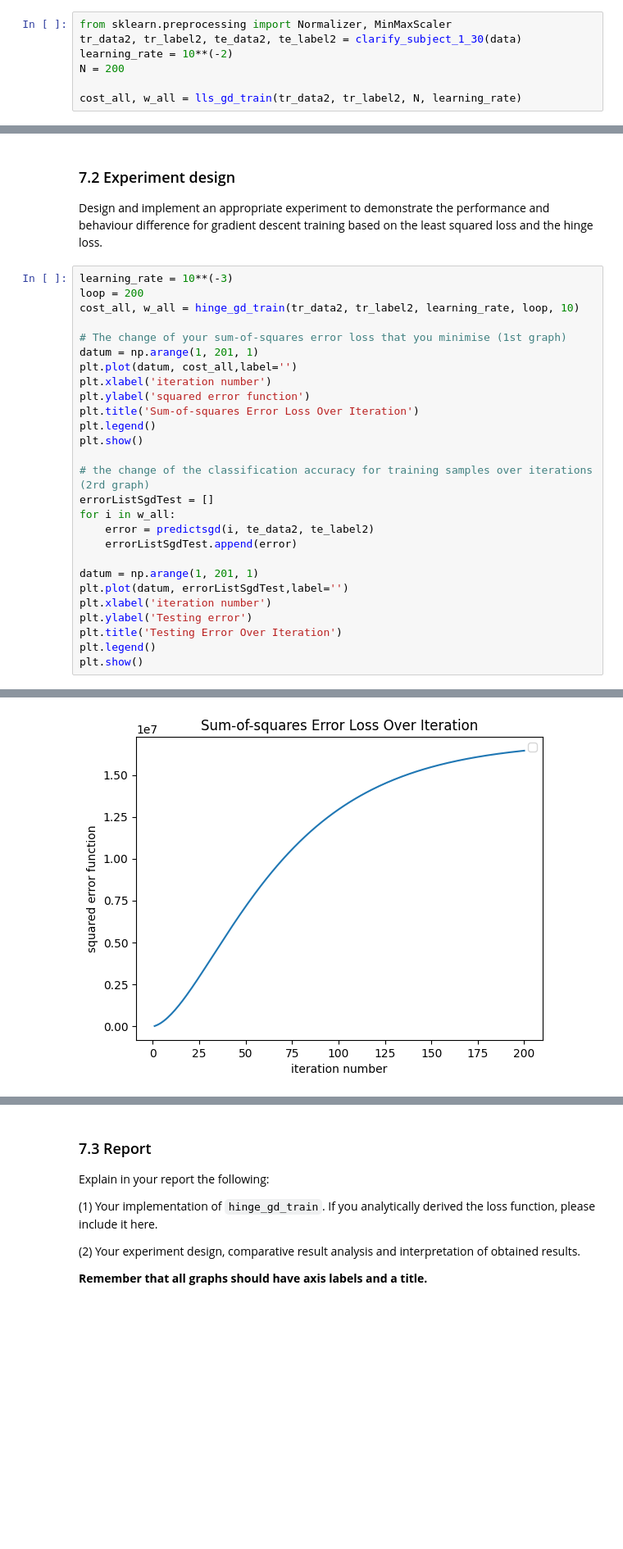
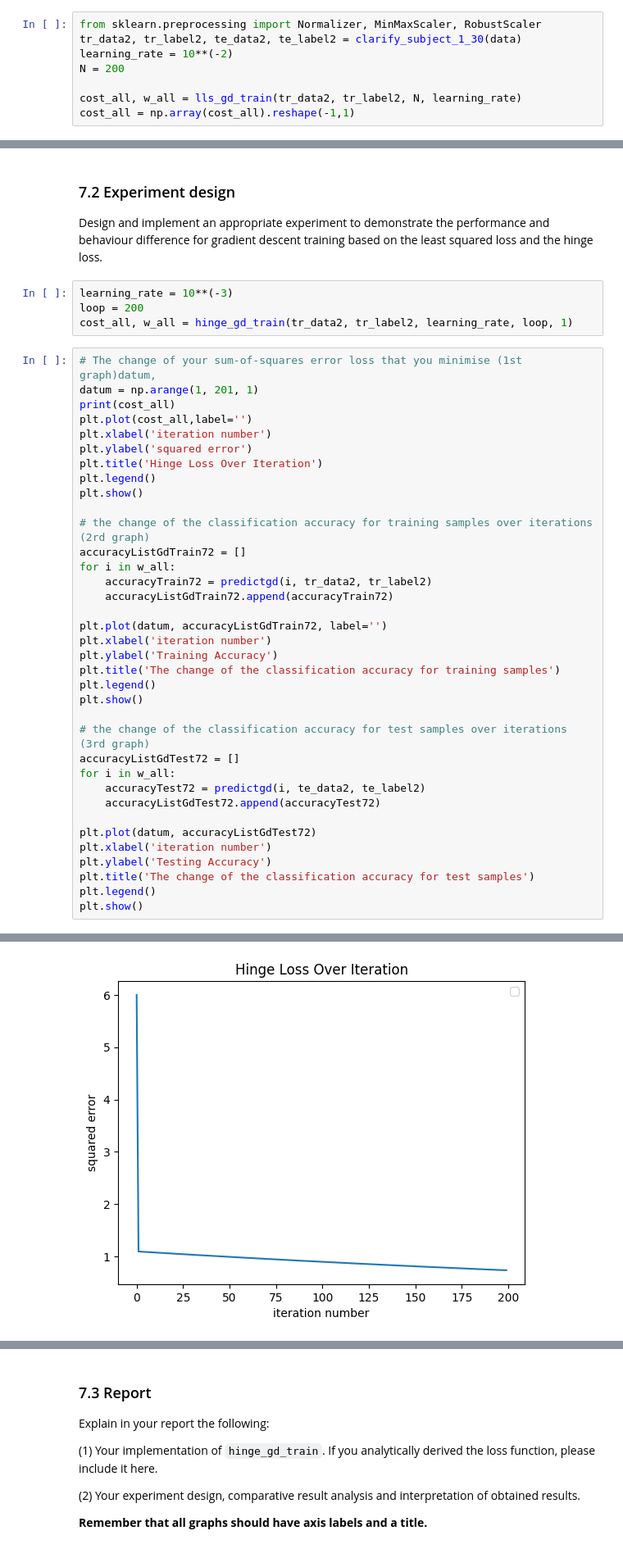
Before and after one commit to Ray7788/MachineLearning, a Jupyter notebook: Lab3_S/24112-Lab2-S-Practice2.ipynb, the cells around one changed output, grey strips where cells are left out. Shown at 82% size. Drawn from its saved outputs; the diff is of its cells as text; blank space fills up the shorter version.

```diff
--- a/Lab3_S/24112-Lab2-S-Practice2.ipynb
+++ b/Lab3_S/24112-Lab2-S-Practice2.ipynb
@@ -598,10 +590,11 @@ No artists with labels found to put in legend.  Note that artists whose label st
 # %% [markdown]
 Try a larger learning rate, e.g., $\eta=10^{-2}$, and produce the same three plots by training the model for $N=200$ iterations. Write your code below and make sure it runs.
 # %%
-from sklearn.preprocessing import Normalizer, MinMaxScaler
+from sklearn.preprocessing import Normalizer, MinMaxScaler, RobustScaler
 tr_data2, tr_label2, te_data2, te_label2 = clarify_subject_1_30(data)
 learning_rate = 10**(-2)
 N = 200
 
 cost_all, w_all = lls_gd_train(tr_data2, tr_label2, N, learning_rate)
+cost_all = np.array(cost_all).reshape(-1,1)
 # %%
@@ -872,32 +921,45 @@ def hinge_gd_train(data, labels, learning_rate, N, C):
 
 ### 7.2 Experiment design
 Design and implement an appropriate experiment to demonstrate the performance and behaviour difference for gradient descent training based on the least squared loss and the hinge loss.
+# %%
+learning_rate = 10**(-3)
+loop = 200
+cost_all, w_all = hinge_gd_train(tr_data2, tr_label2, learning_rate, loop, 1)
 # %%
-learning_rate = 10**(-3)
-loop = 200
-cost_all, w_all = hinge_gd_train(tr_data2, tr_label2, learning_rate, loop, 10)
-
-# The change of your sum-of-squares error loss that you minimise (1st graph)
+# The change of your sum-of-squares error loss that you minimise (1st graph)datum,
 datum = np.arange(1, 201, 1)
-plt.plot(datum, cost_all,label='')
+print(cost_all)
+plt.plot(cost_all,label='')
 plt.xlabel('iteration number')
-plt.ylabel('squared error function')
-plt.title('Sum-of-squares Error Loss Over Iteration')
+plt.ylabel('squared error')
+plt.title('Hinge Loss Over Iteration')
 plt.legend()
 plt.show()
 
 # the change of the classification accuracy for training samples over iterations (2rd graph)
-errorListSgdTest = []
+accuracyListGdTrain72 = []
 for i in w_all:
-    error = predictsgd(i, te_data2, te_label2)
-    errorListSgdTest.append(error)
+    accuracyTrain72 = predictgd(i, tr_data2, tr_label2)
+    accuracyListGdTrain72.append(accuracyTrain72)
 
-datum = np.arange(1, 201, 1)
-plt.plot(datum, errorListSgdTest,label='')
+plt.plot(datum, accuracyListGdTrain72, label='')
 plt.xlabel('iteration number')
-plt.ylabel('Testing error')
-plt.title('Testing Error Over Iteration')
+plt.ylabel('Training Accuracy')
+plt.title('The change of the classification accuracy for training samples')
 plt.legend()
 plt.show()
+
+# the change of the classification accuracy for test samples over iterations (3rd graph)
+accuracyListGdTest72 = []
+for i in w_all:
+    accuracyTest72 = predictgd(i, te_data2, te_label2)
+    accuracyListGdTest72.append(accuracyTest72)
+
+plt.plot(datum, accuracyListGdTest72)
+plt.xlabel('iteration number')
+plt.ylabel('Testing Accuracy')
+plt.title('The change of the classification accuracy for test samples')
+plt.legend()
+plt.show()
 # %% [output]
 No artists with labels found to put in legend.  Note that artists whose label start with an underscore are ignored when legend() is called with no argument.
@@ -905,2 +967,2 @@ No artists with labels found to put in legend.  Note that artists whose label st
-[figure, old version]
+[figure, new version]
 No artists with labels found to put in legend.  Note that artists whose label start with an underscore are ignored when legend() is called with no argument.
```
Also changed, not shown: parts of 20 cells of this notebook.
